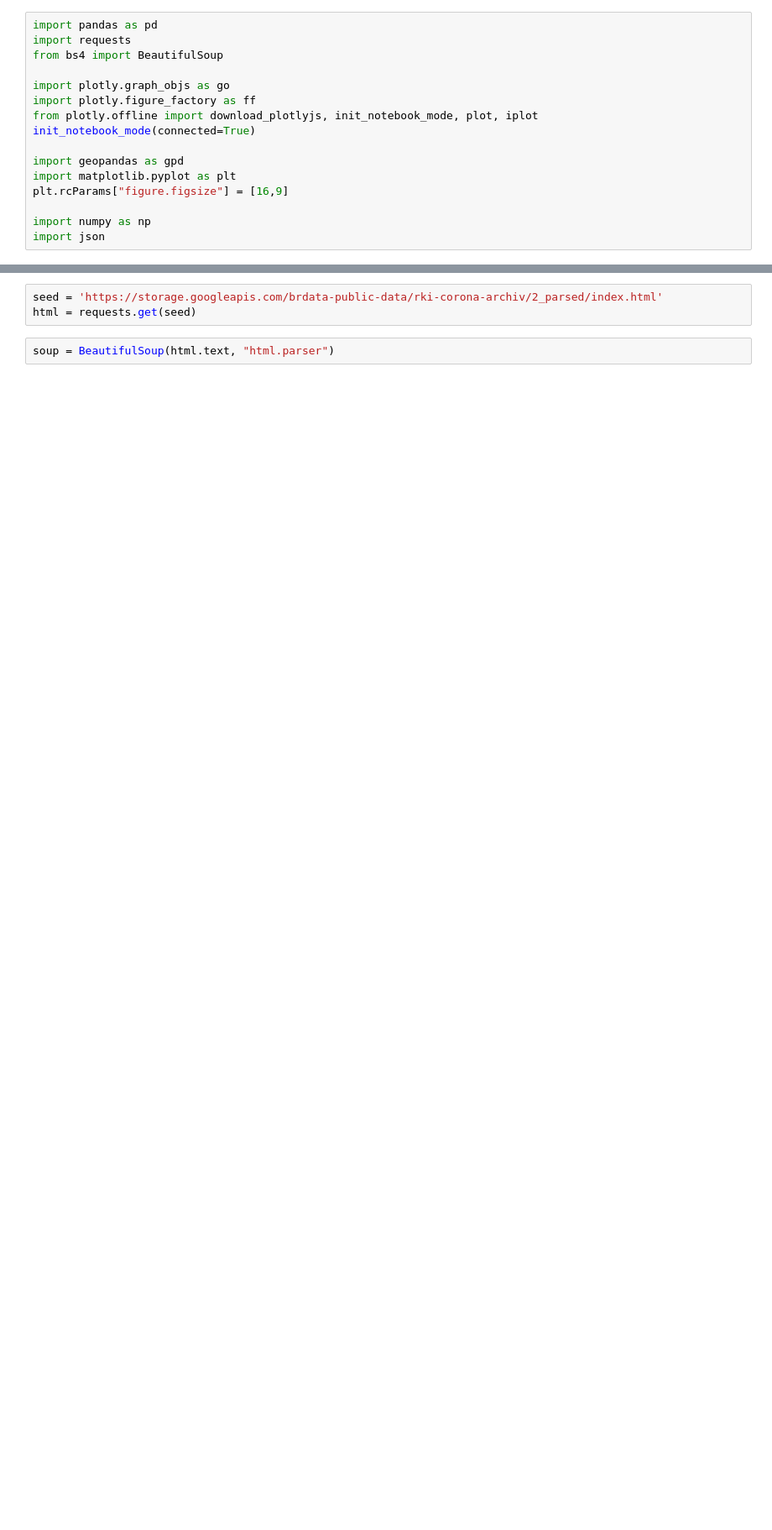
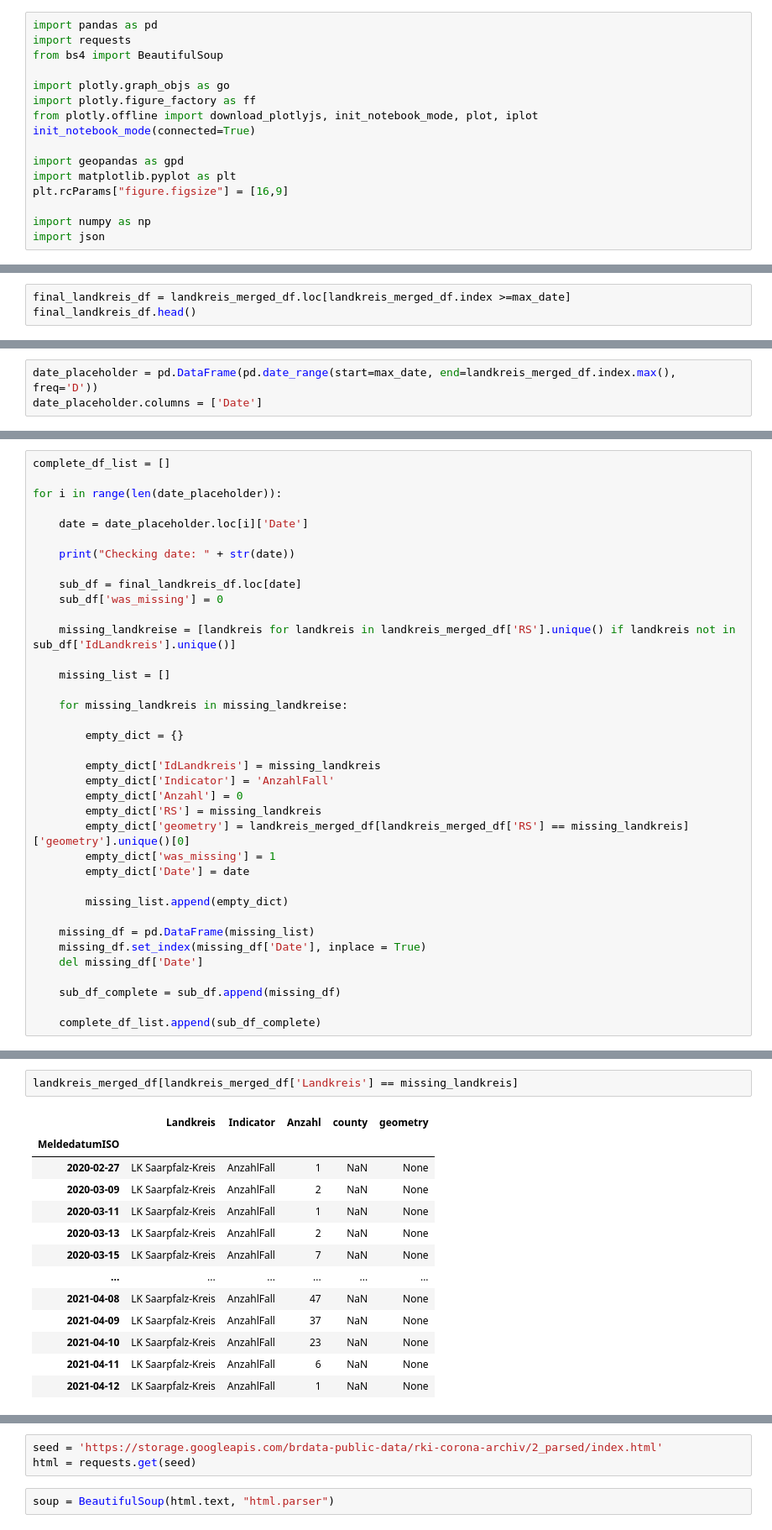
Before and after one commit to gerwolf/webscraping-workshop, a Jupyter notebook: Covid-19/Corona Analysis.ipynb, the cells around one changed output, grey strips where cells are left out. Shown: that part at 84% size. Drawn from its saved outputs; the diff is of its cells as text; blank space fills up the shorter version.

```diff
--- a/Covid-19/Corona Analysis.ipynb
+++ b/Covid-19/Corona Analysis.ipynb
@@ -16,0 +126,3 @@ import json
+# %%
+final_landkreis_df = landkreis_merged_df.loc[landkreis_merged_df.index >=max_date]
+final_landkreis_df.head()
@@ -16,0 +137,3 @@ import json
+# %%
+date_placeholder = pd.DataFrame(pd.date_range(start=max_date, end=landkreis_merged_df.index.max(), freq='D'))
+date_placeholder.columns = ['Date']
@@ -16,0 +156,37 @@ import json
+# %%
+complete_df_list = []
+
+for i in range(len(date_placeholder)):
+
+    date = date_placeholder.loc[i]['Date']
+
+    print("Checking date: " + str(date))
+
+    sub_df = final_landkreis_df.loc[date]
+    sub_df['was_missing'] = 0
+
+    missing_landkreise = [landkreis for landkreis in landkreis_merged_df['RS'].unique() if landkreis not in sub_df['IdLandkreis'].unique()]
+
+    missing_list = []
+
+    for missing_landkreis in missing_landkreise:
+
+        empty_dict = {}
+
+        empty_dict['IdLandkreis'] = missing_landkreis
+        empty_dict['Indicator'] = 'AnzahlFall'
+        empty_dict['Anzahl'] = 0
+        empty_dict['RS'] = missing_landkreis
+        empty_dict['geometry'] = landkreis_merged_df[landkreis_merged_df['RS'] == missing_landkreis]['geometry'].unique()[0]
+        empty_dict['was_missing'] = 1
+        empty_dict['Date'] = date
+
+        missing_list.append(empty_dict)
+
+    missing_df = pd.DataFrame(missing_list)
+    missing_df.set_index(missing_df['Date'], inplace = True)
+    del missing_df['Date']
+
+    sub_df_complete = sub_df.append(missing_df)
+
+    complete_df_list.append(sub_df_complete)
@@ -16,0 +221,16 @@ import json
+# %%
+landkreis_merged_df[landkreis_merged_df['Landkreis'] == missing_landkreis]
+# %% [output]
+|  | Landkreis | Indicator | Anzahl | county | geometry |
+| MeldedatumISO |  |  |  |  |  |
+| 2020-02-27 | LK Saarpfalz-Kreis | AnzahlFall | 1 | NaN | None |
+| 2020-03-09 | LK Saarpfalz-Kreis | AnzahlFall | 2 | NaN | None |
+| 2020-03-11 | LK Saarpfalz-Kreis | AnzahlFall | 1 | NaN | None |
+| 2020-03-13 | LK Saarpfalz-Kreis | AnzahlFall | 2 | NaN | None |
+| 2020-03-15 | LK Saarpfalz-Kreis | AnzahlFall | 7 | NaN | None |
+| ... | ... | ... | ... | ... | ... |
+| 2021-04-08 | LK Saarpfalz-Kreis | AnzahlFall | 47 | NaN | None |
+| 2021-04-09 | LK Saarpfalz-Kreis | AnzahlFall | 37 | NaN | None |
+| 2021-04-10 | LK Saarpfalz-Kreis | AnzahlFall | 23 | NaN | None |
+| 2021-04-11 | LK Saarpfalz-Kreis | AnzahlFall | 6 | NaN | None |
+| 2021-04-12 | LK Saarpfalz-Kreis | AnzahlFall | 1 | NaN | None |
```
Also changed, not shown: parts of 74 cells of this notebook, 2 other files.
